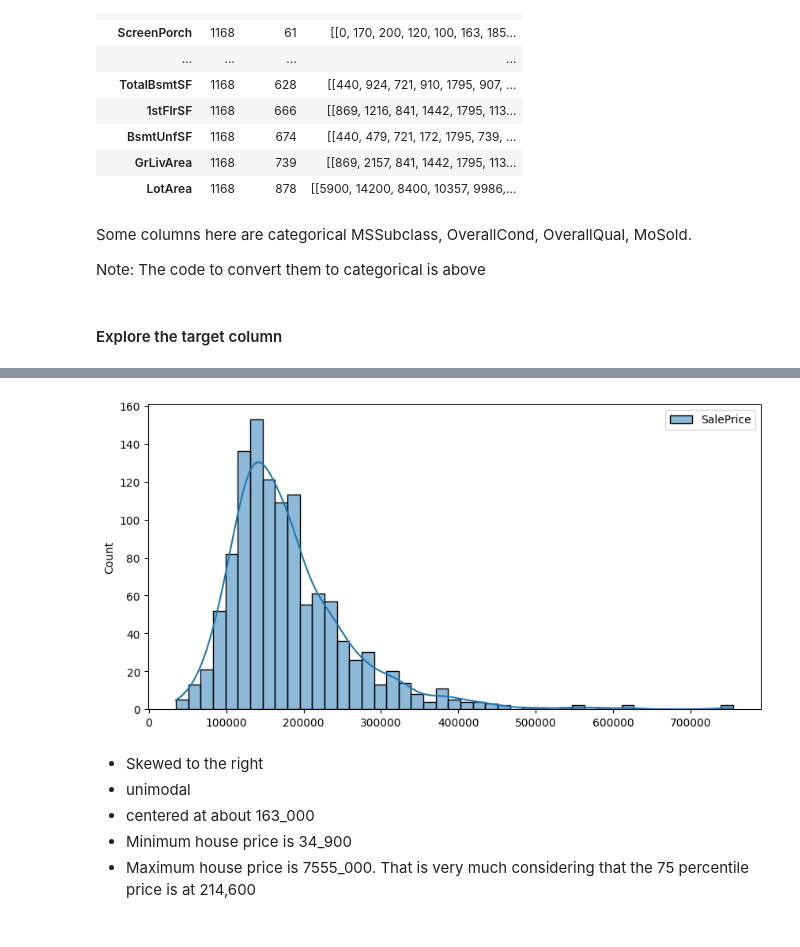
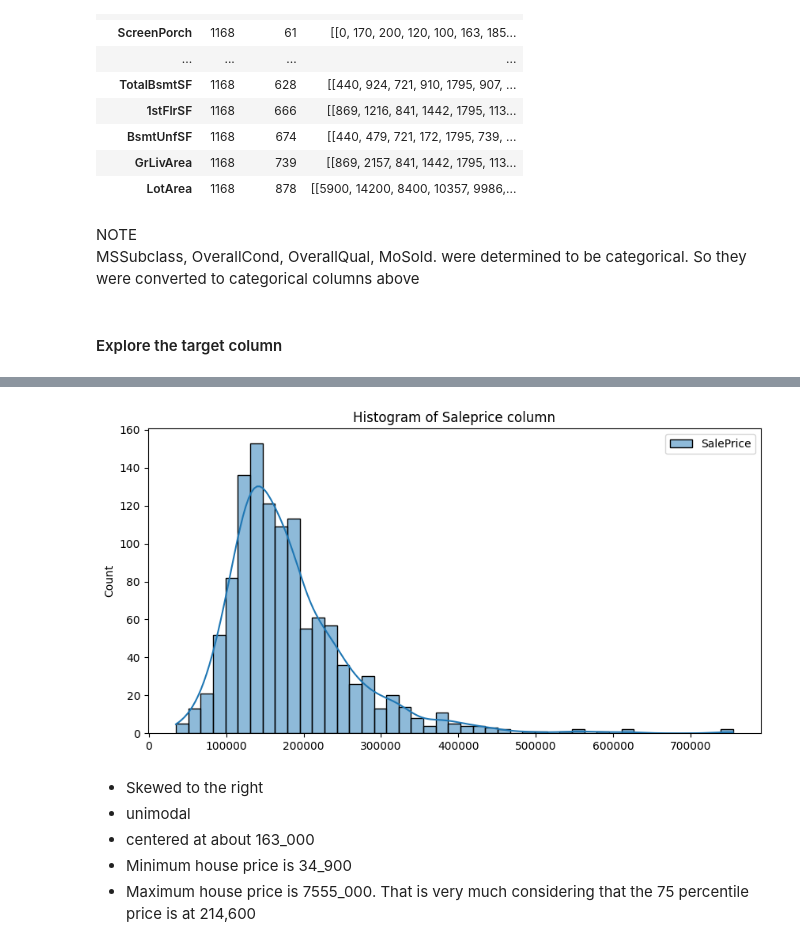
Before and after one commit to utility001/house-price-prediction, a Jupyter notebook: 01_EDA.ipynb, the cells around one changed output, grey strips where cells are left out. Saved outputs shown, nothing was run; the diff lists cells and outputs as text; code cells hidden in the pictures.

```diff
--- a/01_EDA.ipynb
+++ b/01_EDA.ipynb
@@ -126,12 +135,7 @@ imbs, len(imbs)
 # %%
+# function to drop imbalanced columns
 def drop_imbalanced_cols(df):
-    df = df.drop(columns=[
-         'Street', 'Utilities',
-         'LandSlope', 'Condition2',
-         'RoofMatl', 'Heating',
-         'LowQualFinSF', 'KitchenAbvGr',
-         'GarageQual', 'GarageCond',
-         '3SsnPorch', 'PoolArea',
-         'MiscVal'])
+    df = df.drop(columns=imbs)
+    print(f"The following columns were dropped: {imbs}")
     return df
 # %%
@@ -139,4 +143,4 @@ len(eda_df.columns)
 # %% [output]
 80
 # %%
-eda_df = drop_imbalanced_cols(eda_df)
+X_train = drop_imbalanced_cols(X_train)
@@ -150,6 +157,7 @@ Split the data into numeric and categoricals.  Maybe the exploration will be eas
 # %%
-num_df = eda_df.select_dtypes(include=['number'])
-cat_df = eda_df.select_dtypes(include=['object'])
+# Object dtypes will be called cateoricals
+num_df = X_train.select_dtypes(include=['number'])
+cat_df = X_train.select_dtypes(include=['object'])
 
 num_df.shape, cat_df.shape
 # %% [output]
@@ -209,16 +214,14 @@ unique_values(num_df, max_colwidth=80)
 | GrLivArea | 1168 | 739 | [[869, 2157, 841, 1442, 1795, 113... |
 | LotArea | 1168 | 878 | [[5900, 14200, 8400, 10357, 9986,... |
 # %% [markdown]
-Some columns here are categorical
-MSSubclass, OverallCond, OverallQual, MoSold.
-
-Note: The code to convert them to categorical is above
+NOTE
+MSSubclass, OverallCond, OverallQual, MoSold. were determined to be categorical. So they were converted to categorical columns above
 # %% [markdown]
 #### Explore the target column
 # %%
 from helper_functions import mini_describe
 # %%
 # Create a dataframe with the sale price column for exploration purposes
-saleprice = num_df.loc[:, ["SalePrice"]]
+saleprice_df = num_df.loc[:, ["SalePrice"]]
 # %%
 # Get numeric description
@@ -228,9 +231,10 @@ mini_describe(saleprice, "SalePrice")
 | SalePrice | 1168.0 | 181100.552226 | 80998.216728 | 34900.0 | 129500.0 | 163000.0 | 214600.0 | 755000.0 | 720100.0 | 85100.0 |
 # %%
 plt.figure(figsize=(10, 5))
-sns.histplot(saleprice, kde=True);
+sns.histplot(saleprice_df, kde=True)
+plt.title("Histogram of Saleprice column");
 # %% [output]
-[figure, old version]
+[figure, new version]
 # %% [markdown]
 + Skewed to the right
 + unimodal
```
Also changed, not shown: parts of 57 cells of this notebook, 9 other files.
